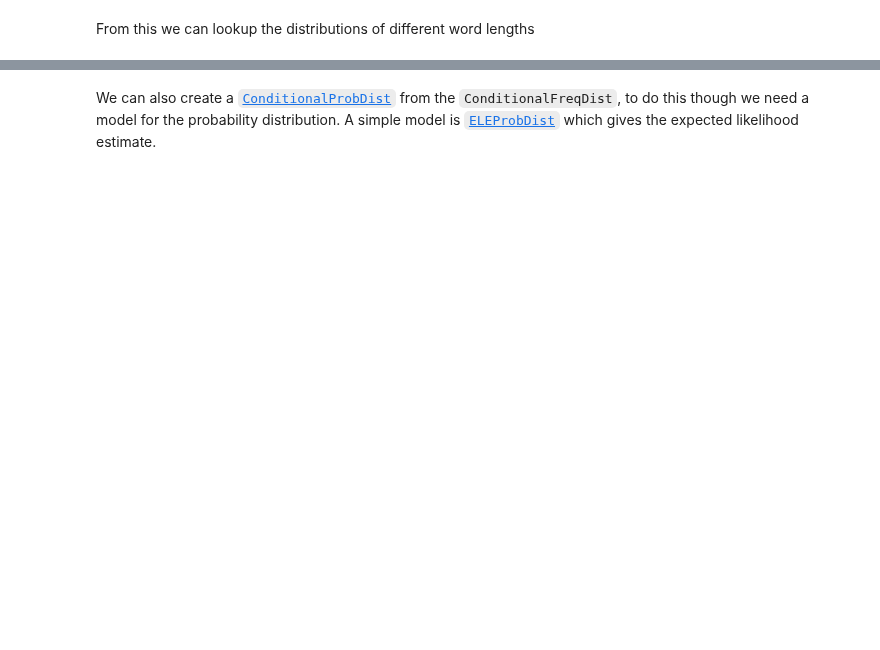
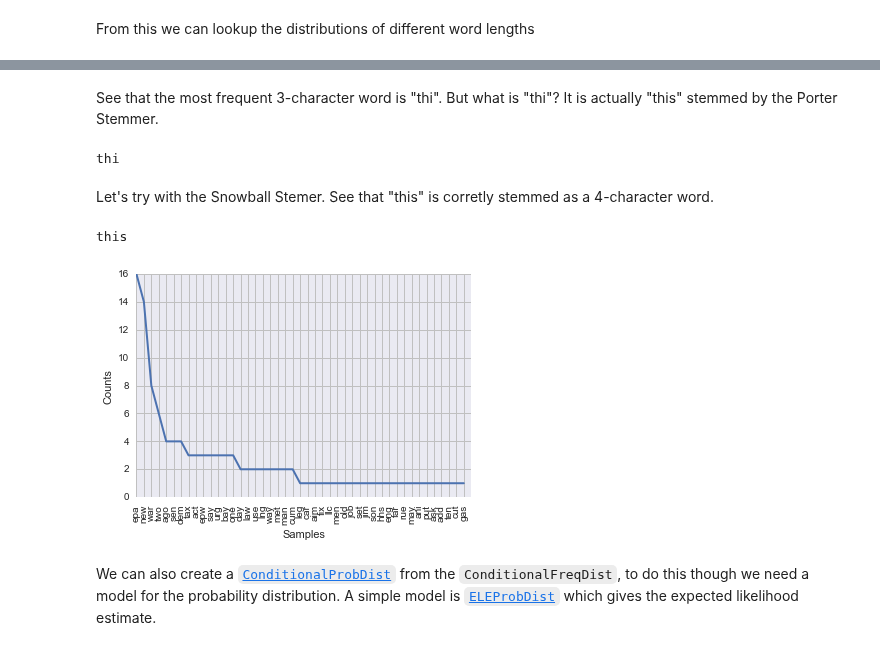
Before and after one commit to KnowledgeLab/content_analysis, a Jupyter notebook: notebooks/2-Corpus-Linguistics.ipynb, the cells around one changed output, grey strips where cells are left out. Saved outputs shown, nothing was run; the diff lists cells and outputs as text; code cells hidden in the pictures; blank space fills up the shorter version.

```diff
--- a/notebooks/2-Corpus-Linguistics.ipynb
+++ b/notebooks/2-Corpus-Linguistics.ipynb
@@ -440,3 +455,22 @@ whcfdist[3].plot()
+# %% [markdown]
+See that the most frequent 3-character word is "thi". But what is "thi"? It is actually "this" stemmed by the Porter Stemmer.
+# %%
+porter = nltk.stem.porter.PorterStemmer()
+print (porter.stem('this'))
+# %% [output]
+thi
+# %% [markdown]
+Let's try with the Snowball Stemer. See that "this" is corretly stemmed as a 4-character word.
+# %%
+print (snowball.stem('this'))
+
+whReleases['normalized_tokens'] = whReleases['tokenized_text'].apply(lambda x: normlizeTokens(x, stemmer = snowball))
+whReleases['normalized_tokens_count'] = whReleases['normalized_tokens'].apply(lambda x: len(x))
+whcfdist = nltk.ConditionalFreqDist(((len(w), w) for w in whReleases['normalized_tokens'].sum()))
+whcfdist[3].plot()
+# %% [output]
+this
+[figure, added]
 # %% [markdown]
 We can also create a [`ConditionalProbDist`](http://www.nltk.org/api/nltk.html#nltk.probability.ConditionalProbDist) from the `ConditionalFreqDist`, to do this though we need a model for the probability distribution. A simple model is [`ELEProbDist`](http://www.nltk.org/api/nltk.html#nltk.probability.ELEProbDist) which gives the expected likelihood estimate.
 # %%
```
Also changed, not shown: parts of 59 cells of this notebook, 1 other file.
